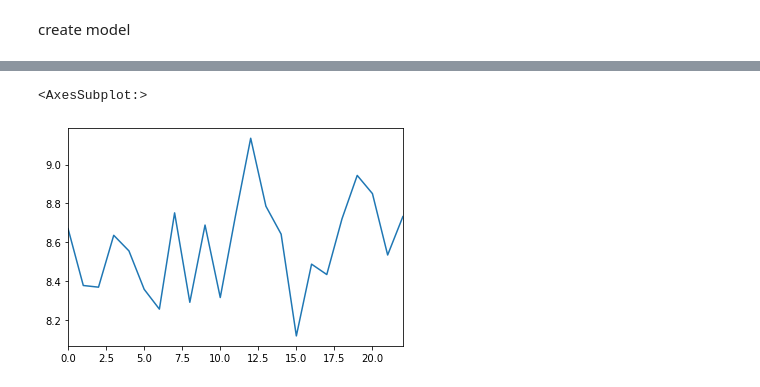
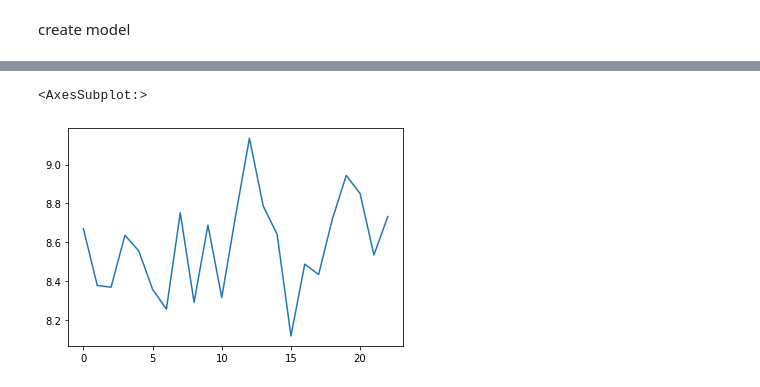
Before and after one commit to aquacropos/aquacrop, a Jupyter notebook: nbs/00_core.ipynb, the cells around one changed output, grey strips where cells are left out. Saved outputs shown, nothing was run; the diff lists cells and outputs as text; code cells hidden in the pictures.

Commit message:
output file changes and hargreaves equation change

```diff
--- a/nbs/00_core.ipynb
+++ b/nbs/00_core.ipynb
@@ -189,7 +189,9 @@ class AquaCropModel:
         Outputs.Water = np.zeros((len(self.ClockStruct.TimeSpan),15))
         Outputs.Flux = np.zeros((len(self.ClockStruct.TimeSpan),16))
         Outputs.Growth = np.zeros((len(self.ClockStruct.TimeSpan),13))
-        Outputs.Final = pd.DataFrame(columns = ['Season','Name','HarvestDate','Step','Yield','Tirr'])
+        Outputs.Final = pd.DataFrame(columns = ['Season','Crop Type','Harvest Date (YYYY/MM/DD)',
+                                                'Harvest Date (Step)','Yield (tonne/ha)',
+                                                'Seasonal irrigation (mm)'])
 
 
         self.Outputs=Outputs
@@ -319,5 +321,5 @@ Wall time: 1.22 s
 # %%
-model.Outputs.Final.Yield.plot()
+model.Outputs.Final['Yield (tonne/ha)'].plot()
 # %% [output]
 <AxesSubplot:>
-[figure, old version]
+[figure, new version]
```
Also changed, not shown: parts of 3 cells of this notebook, 7 other files.
